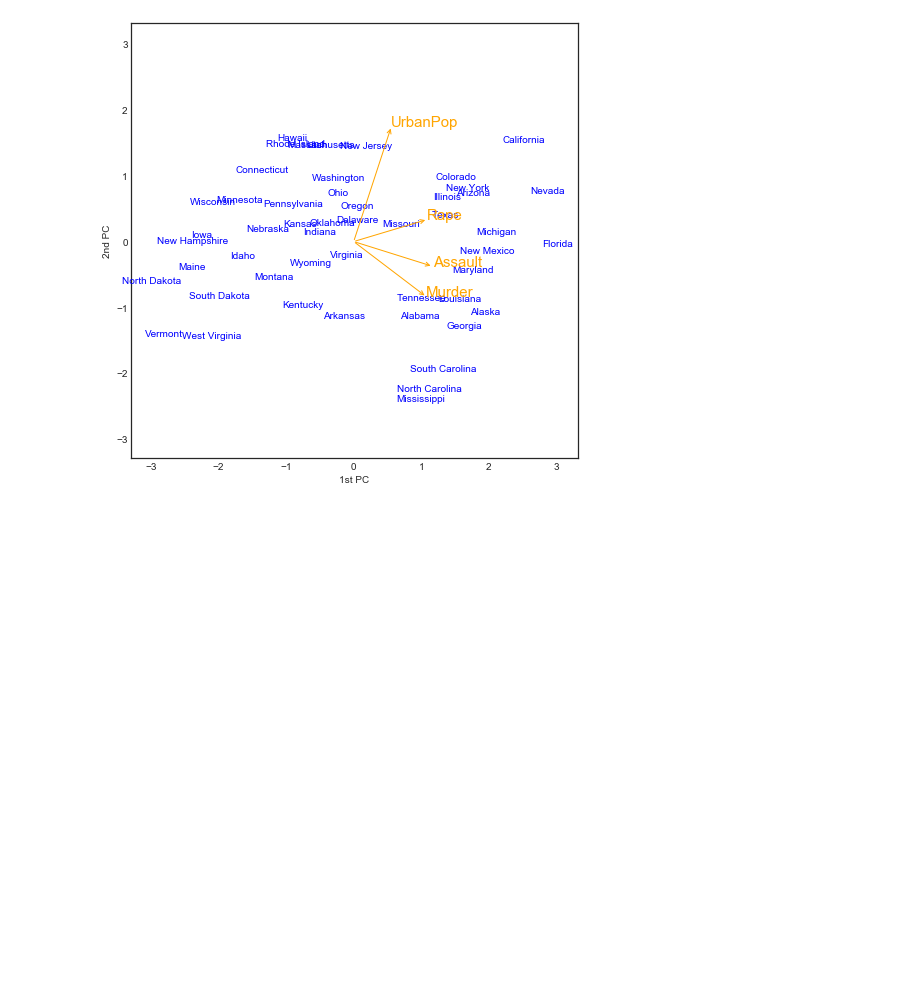
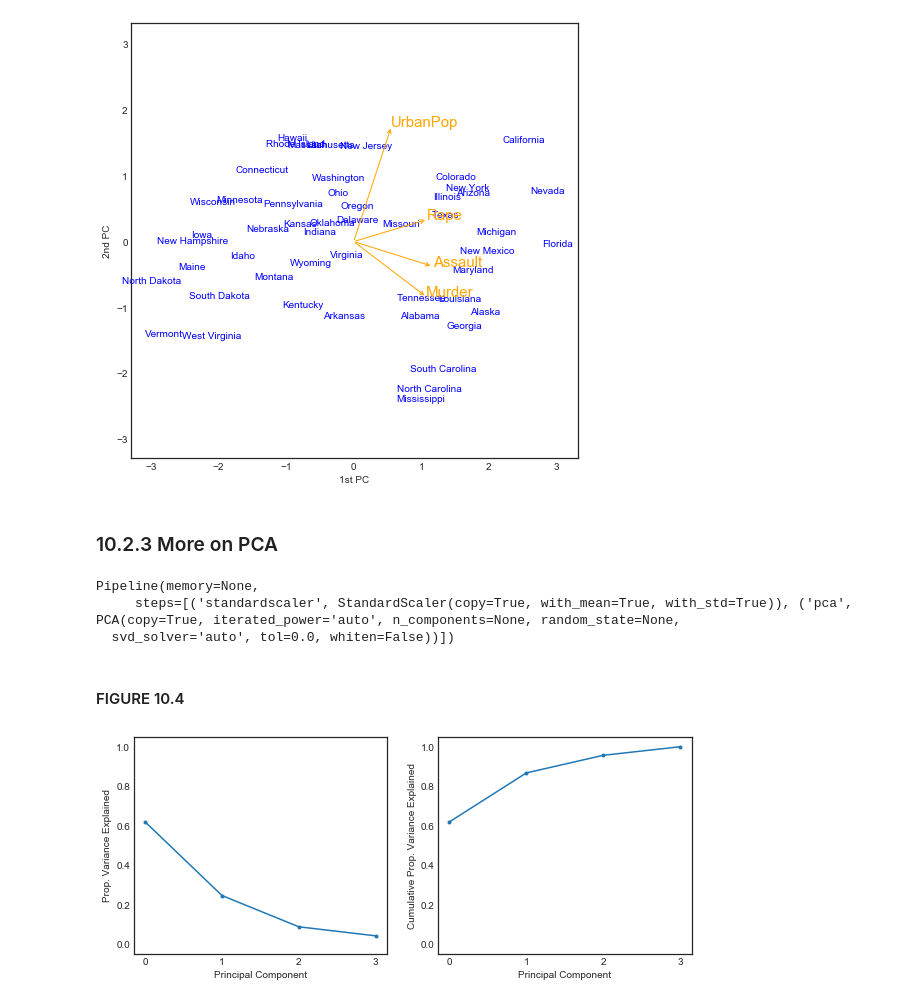
Before and after one commit to pedvide/ISLR_Python, a Jupyter notebook: Chapter10_Unsupervised_Learning.ipynb, the cells around one changed output. Drawn from its saved outputs; the diff is of its cells as text; code cells hidden in the pictures; blank space fills up the shorter version.

Commit message:
figure 10.4

```diff
--- a/Chapter10_Unsupervised_Learning.ipynb
+++ b/Chapter10_Unsupervised_Learning.ipynb
@@ -64,3 +65,30 @@ for i, col in enumerate(df_heart.columns.tolist()):
 ax.set_ylim(ax.get_xlim());
 # %% [output]
 [figure]
+# %% [markdown]
+### 10.2.3 More on PCA
+# %%
+scaled_pca = make_pipeline(StandardScaler(), PCA())
+pca = scaled_pca.named_steps['pca']
+scaled_pca.fit(X)
+# %% [output]
+Pipeline(memory=None,
+     steps=[('standardscaler', StandardScaler(copy=True, with_mean=True, with_std=True)), ('pca', PCA(copy=True, iterated_power='auto', n_components=None, random_state=None,
+  svd_solver='auto', tol=0.0, whiten=False))])
+# %% [markdown]
+#### FIGURE 10.4
+# %%
+fig, (ax1, ax2) = plt.subplots(1, 2, figsize=(10,4))
+
+ax1.plot(range(0, pca.n_components_), pca.explained_variance_ratio_, '.-')
+ax1.set_ylabel('Prop. Variance Explained')
+
+ax2.plot(range(0, pca.n_components_), np.cumsum(pca.explained_variance_ratio_), '.-')
+ax2.set_ylabel('Cumulative Prop. Variance Explained')
+
+for ax in (ax1, ax2):
+    ax.set_ylim(bottom=-0.05, top=1.05)
+    ax.get_xaxis().set_major_locator(mpl.ticker.MaxNLocator(integer=True))
+    ax.set_xlabel('Principal Component')
+# %% [output]
+[figure, added]
```
Also changed, not shown: parts of 2 cells of this notebook.
